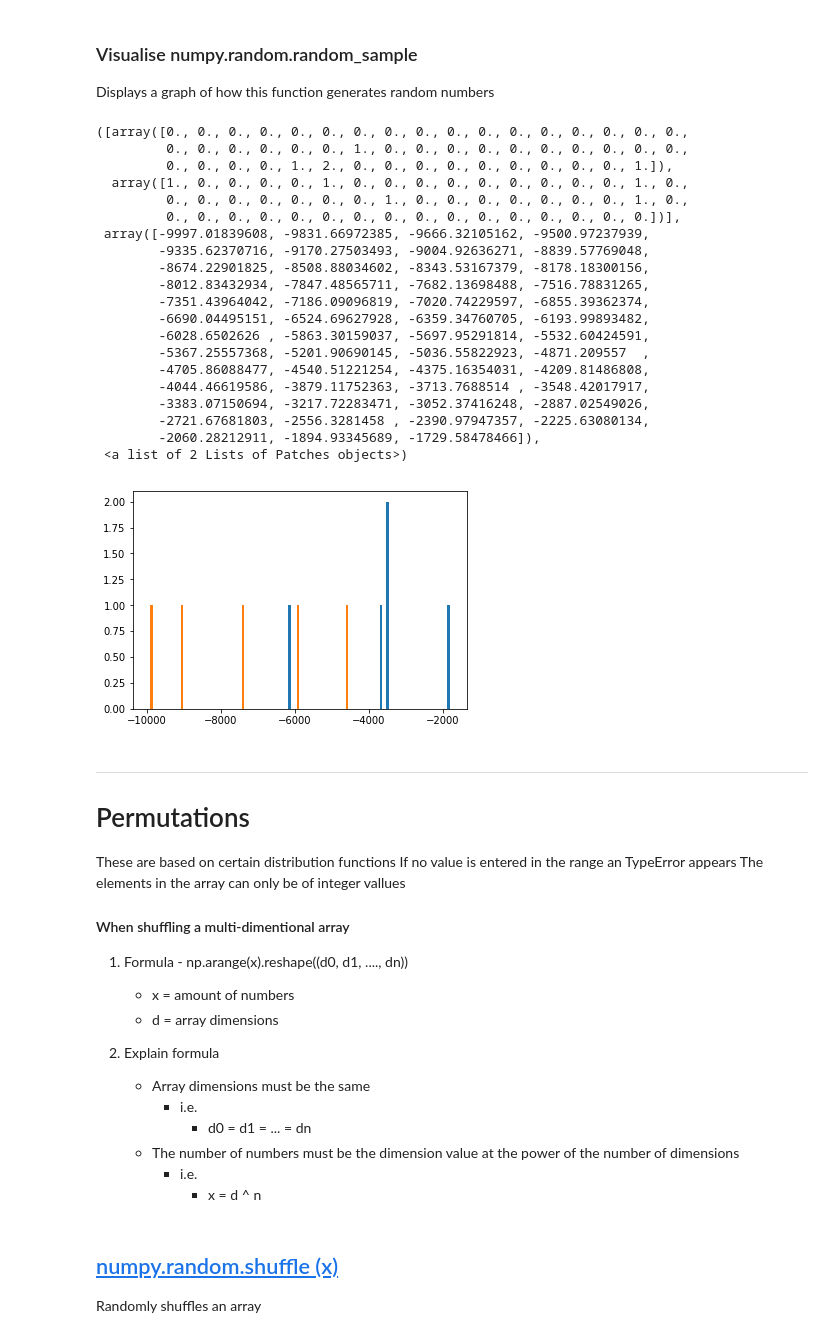
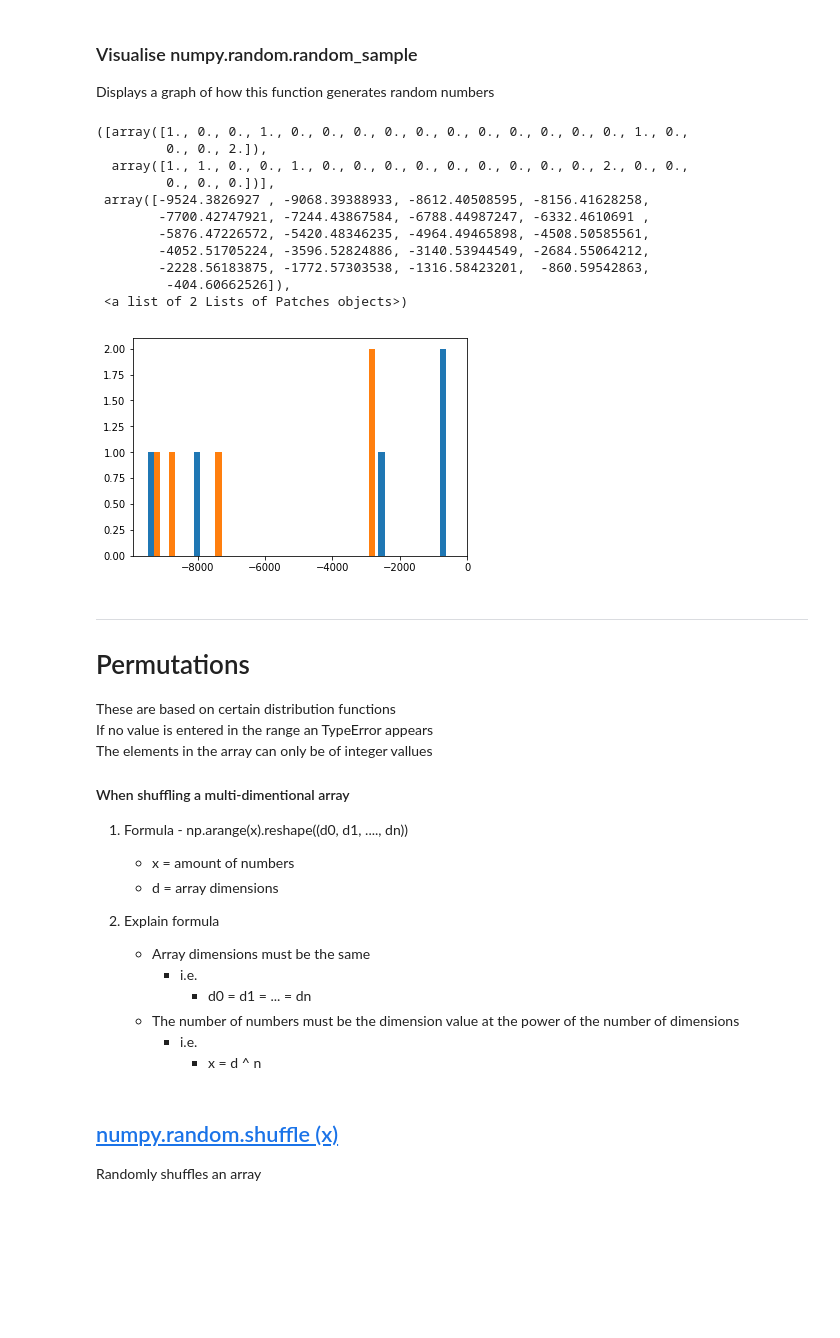
Before and after one commit to cristina1997/Emerging_Technologies_Project, a Jupyter notebook: 1.Numpy-Random-Notebook/numpy-random-notebook.ipynb, the cells around one changed output. Cells and saved outputs as stored; diff of their text form; code cells hidden in the pictures; blank space fills up the shorter version.

```diff
--- a/1.Numpy-Random-Notebook/numpy-random-notebook.ipynb
+++ b/1.Numpy-Random-Notebook/numpy-random-notebook.ipynb
@@ -25,8 +28,12 @@ import matplotlib.pyplot as plt
 %matplotlib inline
 # %%
 # Initialise number of numbers to be used
-x = 10000
-d = 100
+
+x = 10000          # amount of values used in all tests
+
+d = 100           # array dimensions used in permutations
+
+hs = 20           # size of histograms used in all tests
 # %% [markdown]
 ___
 # Simple random data
@@ -125,34 +122,25 @@ array([[-6064.85156171, -4577.64864061],
 Displays a graph of how this function generates random numbers
 # %%
 # Show the relationship between the amount of numbers in the array and their values
-plt.hist(rand_sample, 50)
+plt.hist(rand_sample, hs)
 # %% [output]
-([array([0., 0., 0., 0., 0., 0., 0., 0., 0., 0., 0., 0., 0., 0., 0., 0., 0.,
-         0., 0., 0., 0., 0., 0., 1., 0., 0., 0., 0., 0., 0., 0., 0., 0., 0.,
-         0., 0., 0., 0., 1., 2., 0., 0., 0., 0., 0., 0., 0., 0., 0., 1.]),
-  array([1., 0., 0., 0., 0., 1., 0., 0., 0., 0., 0., 0., 0., 0., 0., 1., 0.,
-         0., 0., 0., 0., 0., 0., 0., 1., 0., 0., 0., 0., 0., 0., 0., 1., 0.,
-         0., 0., 0., 0., 0., 0., 0., 0., 0., 0., 0., 0., 0., 0., 0., 0.])],
- array([-9997.01839608, -9831.66972385, -9666.32105162, -9500.97237939,
-        -9335.62370716, -9170.27503493, -9004.92636271, -8839.57769048,
-        -8674.22901825, -8508.88034602, -8343.53167379, -8178.18300156,
-        -8012.83432934, -7847.48565711, -7682.13698488, -7516.78831265,
-        -7351.43964042, -7186.09096819, -7020.74229597, -6855.39362374,
-        -6690.04495151, -6524.69627928, -6359.34760705, -6193.99893482,
-        -6028.6502626 , -5863.30159037, -5697.95291814, -5532.60424591,
-        -5367.25557368, -5201.90690145, -5036.55822923, -4871.209557  ,
-        -4705.86088477, -4540.51221254, -4375.16354031, -4209.81486808,
-        -4044.46619586, -3879.11752363, -3713.7688514 , -3548.42017917,
-        -3383.07150694, -3217.72283471, -3052.37416248, -2887.02549026,
-        -2721.67681803, -2556.3281458 , -2390.97947357, -2225.63080134,
-        -2060.28212911, -1894.93345689, -1729.58478466]),
+([array([1., 0., 0., 1., 0., 0., 0., 0., 0., 0., 0., 0., 0., 0., 0., 1., 0.,
+         0., 0., 2.]),
+  array([1., 1., 0., 0., 1., 0., 0., 0., 0., 0., 0., 0., 0., 0., 2., 0., 0.,
+         0., 0., 0.])],
+ array([-9524.3826927 , -9068.39388933, -8612.40508595, -8156.41628258,
+        -7700.42747921, -7244.43867584, -6788.44987247, -6332.4610691 ,
+        -5876.47226572, -5420.48346235, -4964.49465898, -4508.50585561,
+        -4052.51705224, -3596.52824886, -3140.53944549, -2684.55064212,
+        -2228.56183875, -1772.57303538, -1316.58423201,  -860.59542863,
+         -404.60662526]),
  <a list of 2 Lists of Patches objects>)
-[figure, old version]
+[figure, new version]
 # %% [markdown]
 ---
 # Permutations
-These are based on certain distribution functions
-If no value is entered in the range an TypeError appears
+These are based on certain distribution functions <br>
+If no value is entered in the range an TypeError appears <br>
 The elements in the array can only be of integer vallues
 
 #### When shuffling a multi-dimentional array
```
Also changed, not shown: parts of 42 cells of this notebook.
